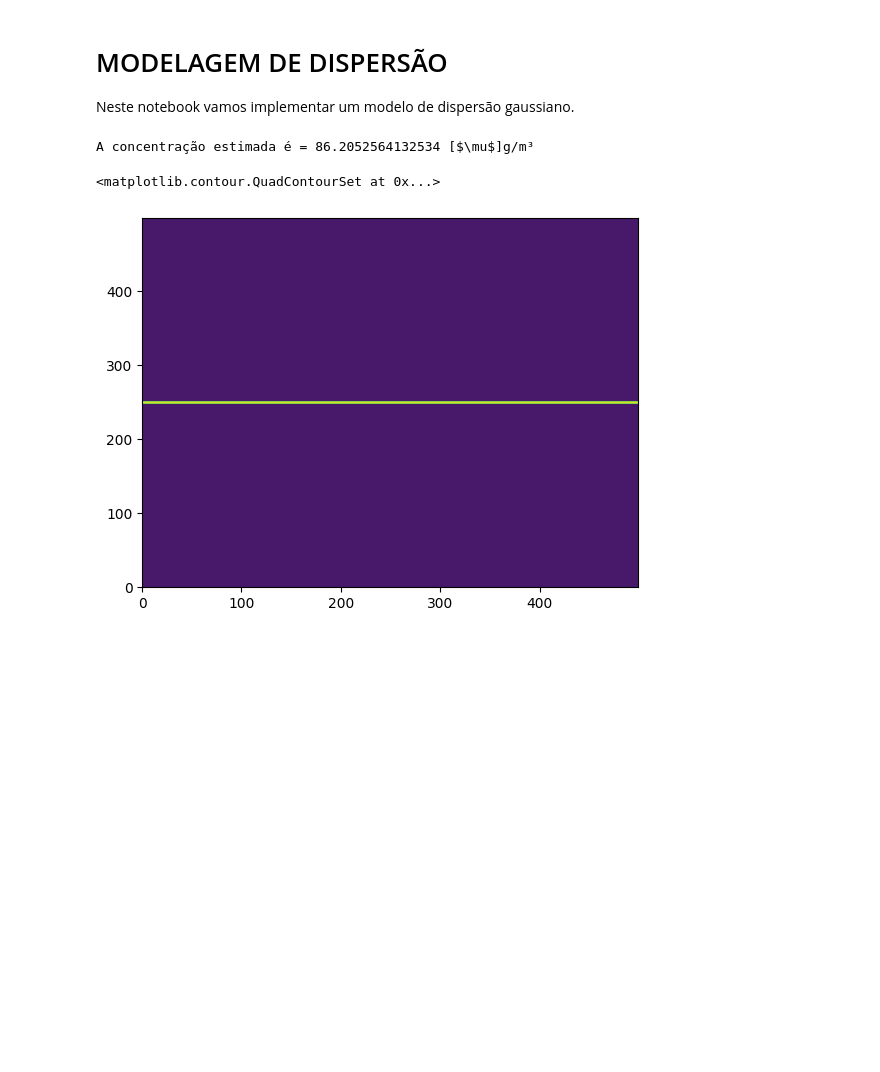
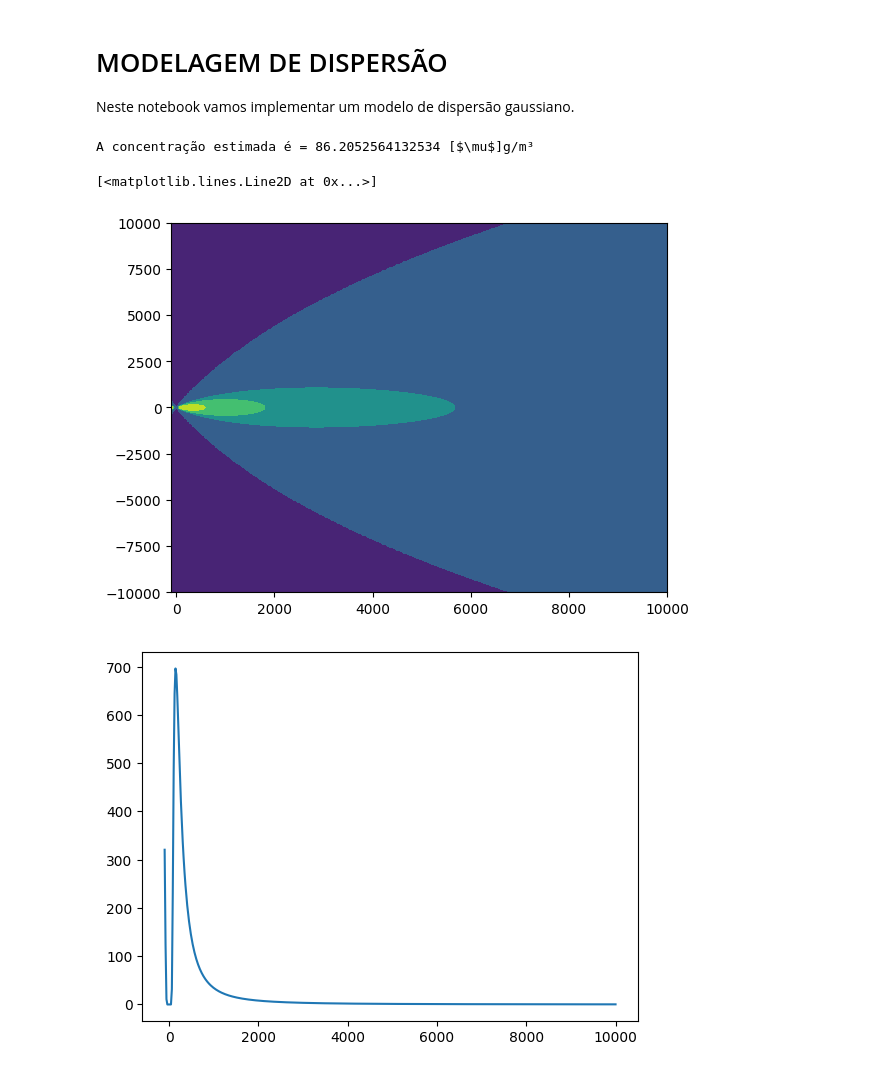
Before and after one commit to brunaboscato/ENS5173_20241, a Jupyter notebook: Atividade03.ipynb, the cells around one changed output. Saved outputs shown, nothing was run; the diff lists cells and outputs as text; code cells hidden in the pictures; blank space fills up the shorter version.

```diff
--- a/Atividade03.ipynb
+++ b/Atividade03.ipynb
@@ -12,39 +12,67 @@ def modeloGaussiano(qs,sigmaY,sigmaZ,u,y,z,H):
     conc = termo1*termo2*termo3
     conc = conc*10**6
     return conc
-# %%
-# Utilizando a função do modelo gaussiano
-qs = 100 # g/s
-sigmaY = 10 # m
-sigmaZ = 15 # m
-u = 10 # m/s
-y = 0 # estimando na direção do vento
-z = 1.5 # altura do nariz
-H = 50 # m
-
-# Chamando a função do modelo gaussiano
-conc = modeloGaussiano(qs,sigmaY,sigmaZ,u,y,z,H)
-
-print("A concentração estimada é = " +str(conc) + ' [$\mu$]g/m³')
-# %% [output]
-A concentração estimada é = 86.2052564132534 [$\mu$]g/m³
+# %%
+# Criando função da estimativa da dispersão lateral e vertical da pluma
+def sigmaXY(x,classe,urbOrRural):
+    if urbOrRural == 'urbano':
+        if (classe == 'A') or (classe == 'B'):
+            sigmaY = 0.32*x*(1+0.0004*x)**(-0.5)
+            sigmaZ = 0.24*x*(1+0.001*x)**(0.5)
+        else:
+            print('Classe de estabilidade errada')
+    if urbOrRural == 'rural':
+        if (classe == 'A') or (classe == 'B'):
+            sigmaY = 0.22*x*(1+0.0001*x)**(-0.5)
+            sigmaZ = 0.20 # [*x*(1+0.001*x)**(0.5)] - terminar de arrumar olhando os slides
+        else:
+            print('Classe de estabilidade errada. Fique ligado')
+    return sigmaY,sigmaZ
+# %%
+# Utilizando a função do modelo gaussiano
+qs = 100 # g/s
+sigmaY = 10 # m
+sigmaZ = 15 # m
+u = 10 # m/s
+y = 0 # estimando na direção do vento
+z = 1.5 # altura do nariz
+H = 50 # m # Extra - verificar p varias chaminés e ver qual tem mais impacto
+# Chamando a função do modelo gaussiano
+conc = modeloGaussiano(qs,sigmaY,sigmaZ,u,y,z,H)
+
+print("A concentração estimada é = " +str(conc) + ' [$\mu$]g/m³')
+# %% [output]
+A concentração estimada é = 86.2052564132534 [$\mu$]g/m³
 # %%
 # Criando domínio de modelagem
-x = np.linspace(-10000,10000,500)
+x = np.linspace(-100,10000,500)
 #print(x)
 y = np.linspace(-10000,10000,500)
 
 # Criando matrizes de x e y
 xx,yy = np.meshgrid(x,y)
 #print(xx.shape)
 
+# Adotando inputs
+classe = 'A'
+urbOrRural = 'urbano'
+# Estimando o coeficiente de dispersão lateral e vertical
+sigmaY,sigmaZ = sigmaXY(x,classe,urbOrRural)
+
 # Utilizando a matriz de yy como input na função do modelo gaussiano
 conc = modeloGaussiano(qs,sigmaY,sigmaZ,u,yy,z,H)
 
 # Visualização dos resultados no espaço
 import matplotlib.pyplot as plt
+from matplotlib.colors import LogNorm
 fig,ax = plt.subplots()
-ax.contourf(conc)
+ax.contourf(xx,yy,conc+0.1,norm = LogNorm())
+
+fig,ax = plt.subplots()
+ax.plot(x,conc[250,:])
+
+# Tentar retirar os valores negativos que esta plotando
 # %% [output]
-<matplotlib.contour.QuadContourSet at 0x...>
+[<matplotlib.lines.Line2D at 0x...>]
-[figure, old version]
+[figure, new version]
+[figure, added]
```
